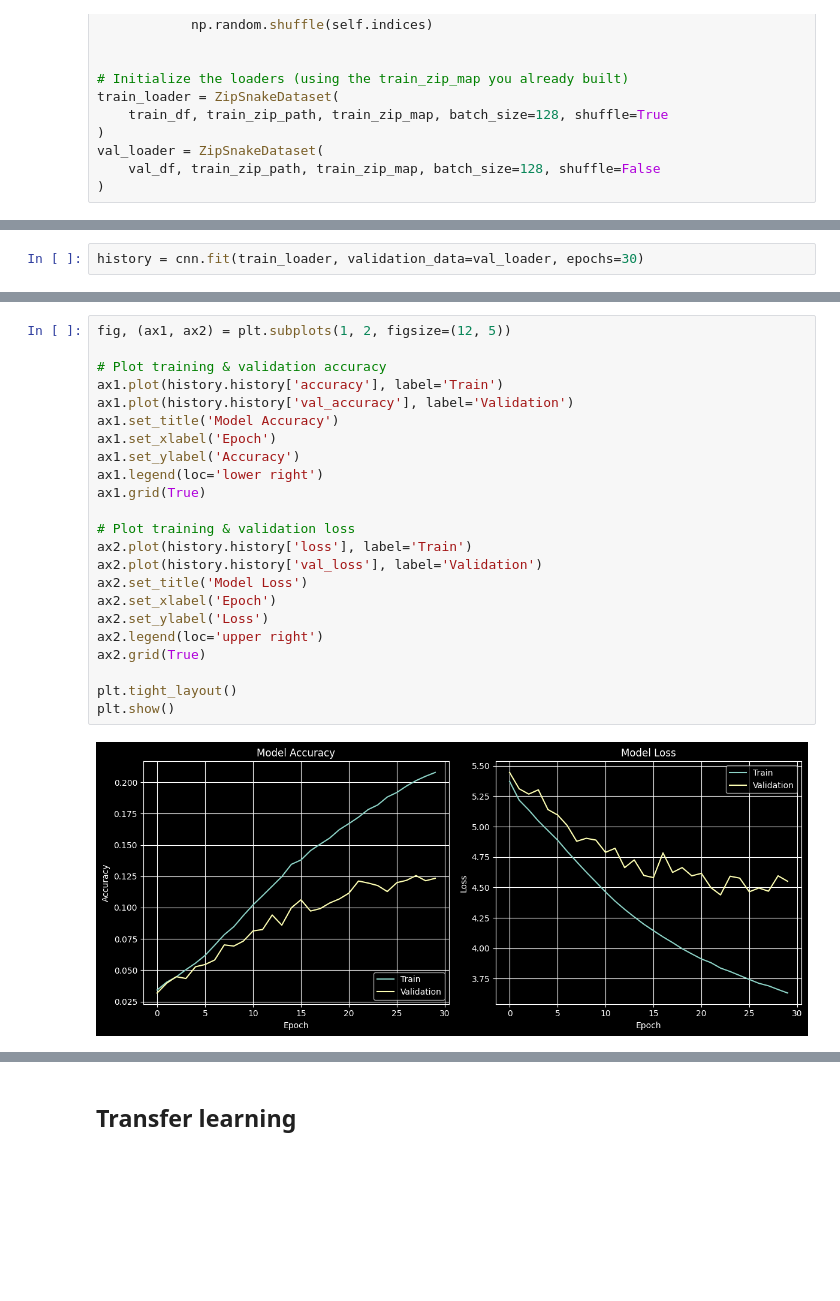
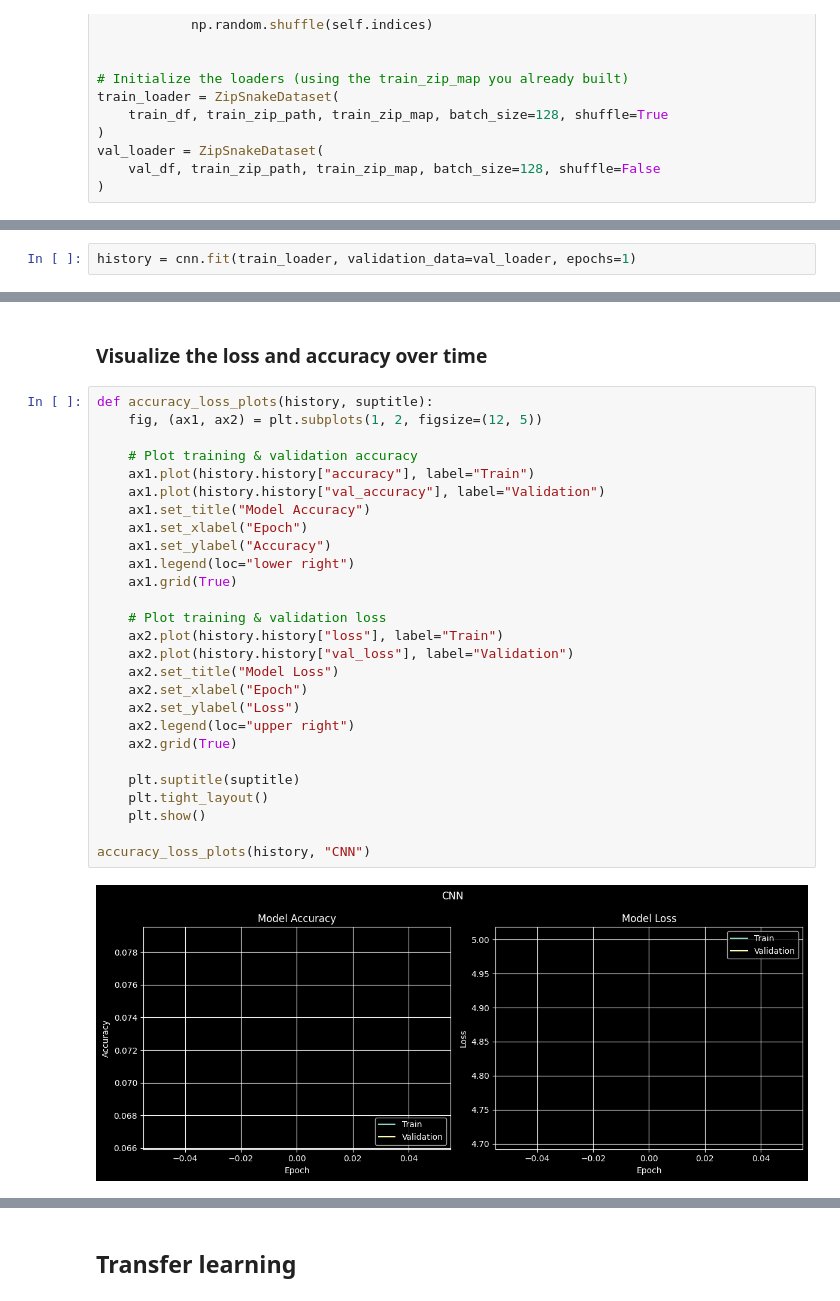
Before and after one commit to Adrian1128/Snake-Species-Classification, a Jupyter notebook: model.ipynb, the cells around one changed output, grey strips where cells are left out. Cells and saved outputs as stored; diff of their text form; blank space fills up the shorter version.

Commit message:
Add Markdown titles for cells. Add evaluation and visualization for transfer learning modell

```diff
--- a/model.ipynb
+++ b/model.ipynb
@@ -252,3 +283,3 @@ val_loader = ZipSnakeDataset(
 # %%
-history = cnn.fit(train_loader, validation_data=val_loader, epochs=30)
+history = cnn.fit(train_loader, validation_data=val_loader, epochs=1)
 # %% [output]
@@ -256,25 +287,31 @@ Epoch 1/30
+# %% [markdown]
+### Visualize the loss and accuracy over time
 # %%
-fig, (ax1, ax2) = plt.subplots(1, 2, figsize=(12, 5))
+def accuracy_loss_plots(history, suptitle):
+    fig, (ax1, ax2) = plt.subplots(1, 2, figsize=(12, 5))
 
-# Plot training & validation accuracy
-ax1.plot(history.history['accuracy'], label='Train')
-ax1.plot(history.history['val_accuracy'], label='Validation')
-ax1.set_title('Model Accuracy')
-ax1.set_xlabel('Epoch')
-ax1.set_ylabel('Accuracy')
-ax1.legend(loc='lower right')
-ax1.grid(True)
+    # Plot training & validation accuracy
+    ax1.plot(history.history["accuracy"], label="Train")
+    ax1.plot(history.history["val_accuracy"], label="Validation")
+    ax1.set_title("Model Accuracy")
+    ax1.set_xlabel("Epoch")
+    ax1.set_ylabel("Accuracy")
+    ax1.legend(loc="lower right")
+    ax1.grid(True)
 
-# Plot training & validation loss
-ax2.plot(history.history['loss'], label='Train')
-ax2.plot(history.history['val_loss'], label='Validation')
-ax2.set_title('Model Loss')
-ax2.set_xlabel('Epoch')
-ax2.set_ylabel('Loss')
-ax2.legend(loc='upper right')
-ax2.grid(True)
+    # Plot training & validation loss
+    ax2.plot(history.history["loss"], label="Train")
+    ax2.plot(history.history["val_loss"], label="Validation")
+    ax2.set_title("Model Loss")
+    ax2.set_xlabel("Epoch")
+    ax2.set_ylabel("Loss")
+    ax2.legend(loc="upper right")
+    ax2.grid(True)
 
-plt.tight_layout()
-plt.show()
+    plt.suptitle(suptitle)
+    plt.tight_layout()
+    plt.show()
+
+accuracy_loss_plots(history, "CNN")
 # %% [output]
-[figure, old version]
+[figure, new version]
```
Also changed, not shown: parts of 26 cells of this notebook.
